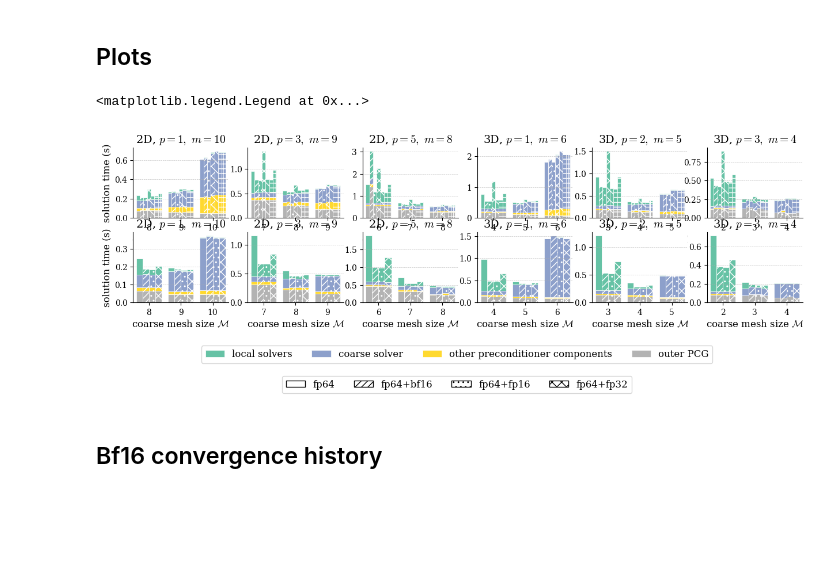
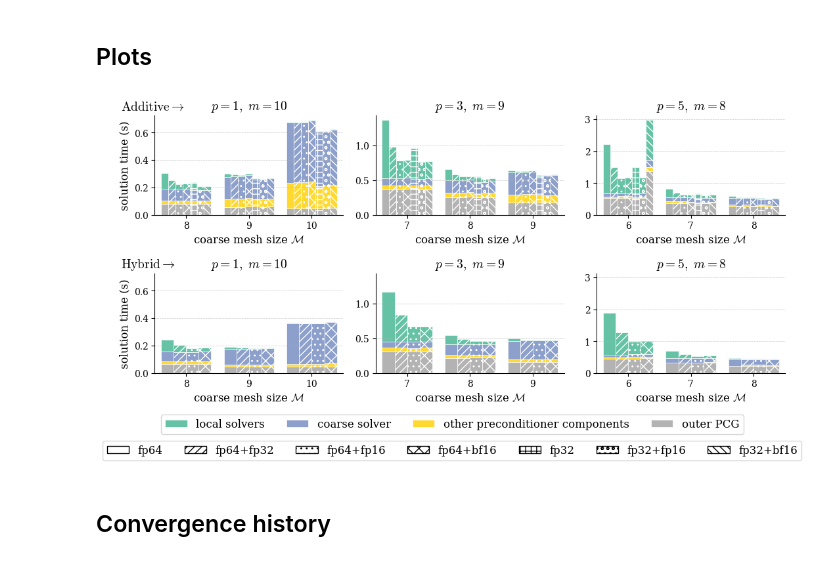
Before and after one commit to mgr0dzicki/dd-solvers, a Jupyter notebook: notebooks/precision_tables.ipynb, the cells around one changed output. Drawn from its saved outputs; the diff is of its cells as text; code cells hidden in the pictures; blank space fills up the shorter version.

```diff
--- a/notebooks/precision_tables.ipynb
+++ b/notebooks/precision_tables.ipynb
@@ -86,7 +78,7 @@ experiments
 # %%
 from sklearn.linear_model import LinearRegression
 
-ncols = 3
+ncols = 2
 nrows = (len(experiments) + ncols - 1) // ncols
 
 fig, axes = plt.subplots(nrows, ncols, figsize=(6 * ncols, 4 * nrows))
@@ -98,7 +90,7 @@ for i, (dim, p, fine_m) in enumerate(experiments):
     cg_time = (
         sp["cg time"] - sp["preconditioner time"] * sp["iterations"]
     ).values.flatten()
-    cg_time = cg_time[~np.isnan(cg_time)]
+    # cg_time = cg_time[~np.isnan(cg_time)]
     cg_time = cg_time[iters < 600]
     iters = iters[iters < 600]
     ax.scatter(iters, cg_time)
@@ -222,18 +210,22 @@ with open("../docs/tables/experiment_precision_iterations.tex", "w") as f:
 # %% [markdown]
 ## Plots
 # %%
-def get_plot_df(dim, p, precision, preconditioner):
+def get_plot_df(dim, p, fine_m, precision, preconditioner):
     data = (
         summary.xs(p, level="p")
         .xs(dim, level="dim")
+        .xs(fine_m, level="fine m")
         .xs(precision, level="precision", axis=1)
         .xs(preconditioner, level="preconditioner", axis=1)
         .reset_index()
         .set_index("coarse m")
     )
+
+    if "cg time" not in data.columns:
+        return None
+
     total_local_solvers = "local solvers"
     total_coarse_solver = "coarse solver"
-    # total_preconditioner_rest = "$R_C$, $R_C^T$, type casts"
     total_preconditioner_rest = "other preconditioner components"
     total_not_preconditioner = "outer PCG"
     data[total_local_solvers] = data["local solvers time"] * data["iterations"]
@@ -262,22 +254,31 @@ def get_plot_df(dim, p, precision, preconditioner):
     )
     return to_plot
 # %%
-fig, axes = plt.subplots(2, len(experiments), figsize=(15, 3.5))
-hatch_list = ["", "///", "..", "xx", "\\\\", "--", "++"]
+experiments_to_plot = [("2D", 1, 10), ("2D", 3, 9), ("2D", 5, 8)]
+
+fig, axes = plt.subplots(
+    2, len(experiments_to_plot), figsize=(10.5, 5), layout="tight", sharey="col"
+)
+hatch_list = ["", "///", "..", "xx", "++", "oo", "\\\\\\"]
 for i, preconditioner in enumerate(("AdditiveSchwarz", "HybridSchwarz")):
     precisions = summary.columns.levels[2].to_list()
     prec_prec = set(summary["iterations"].columns.to_list())
     precisions = [prec for prec in precisions if (preconditioner, prec) in prec_prec]
 
-    for j, (dim, p, fine_m) in enumerate(experiments):
+    for j, (dim, p, fine_m) in enumerate(experiments_to_plot):
         ax = axes[i, j]
 
         plot_clustered_stacked(
             ax,
-            [
-                get_plot_df(dim, p, precision, preconditioner)
-                for precision in precisions
-            ],
+            list(
+                filter(
+                    lambda x: x is not None,
+                    [
+                        get_plot_df(dim, p, fine_m, precision, preconditioner)
+                        for precision in precisions_order
+                    ],
+                )
+            ),
             precisions,
             hatch_list=hatch_list,
             add_legend=False,
@@ -287,42 +288,43 @@ for i, preconditioner in enumerate(("AdditiveSchwarz", "HybridSchwarz")):
             .xs(p, level="p")
             .index.get_level_values("fine m")[0]
         )
-        ax.set_title(f"{dim}, $p={p},\\ m={m}$")
+        ax.set_title(f"$p={p},\\ m={m}$")
         ax.set_xlabel("coarse mesh size $\\mathcal{M}$")
         if j == 0:
             ax.set_ylabel("solution time (s)")
         ax.tick_params(axis="both", which="major", labelsize=10)
         ax.tick_params(axis="both", which="minor", labelsize=8)
 
+fig.text(0.02, 0.93, "$\\text{Additive}\\rightarrow$", fontsize=14)
+fig.text(0.02, 0.45, "$\\text{Hybrid}\\rightarrow$", fontsize=14)
+
 handles, labels = ax.get_legend_handles_labels()
 fig.legend(
     handles[::-1],
     labels[::-1],
     loc="upper center",
-    bbox_to_anchor=(0.5, -0.08),
+    bbox_to_anchor=(0.5, 0.02),
     ncols=4,
 )
 
 proxies = []
-for i, prec in enumerate(precisions):
+for i, prec in enumerate(precisions_order):
     p = mpatches.Patch(
         facecolor="white",
         edgecolor="black",
         hatch=hatch_list[i] or "",
-        # alpha=alpha_list[i],
         label=prec,
     )
     proxies.append(p)
 fig.legend(
     proxies,
-    map(shorten_precision, precisions),
+    map(shorten_precision, precisions_order),
     loc="upper center",
-    bbox_to_anchor=(0.5, -0.23),
-    ncols=4,
+    bbox_to_anchor=(0.5, -0.06),
+    ncols=7,
 )
-# fig.savefig("../docs/thesis-media/precision_plots.svg", bbox_inches="tight")
+fig.savefig("../docs/images/precision_plots.svg", bbox_inches="tight")
 # %% [output]
-<matplotlib.legend.Legend at 0x...>
-[figure, old version]
+[figure, new version]
 # %% [markdown]
-## Bf16 convergence history
+## Convergence history
```
Also changed, not shown: parts of 14 cells of this notebook, 3 other files.
